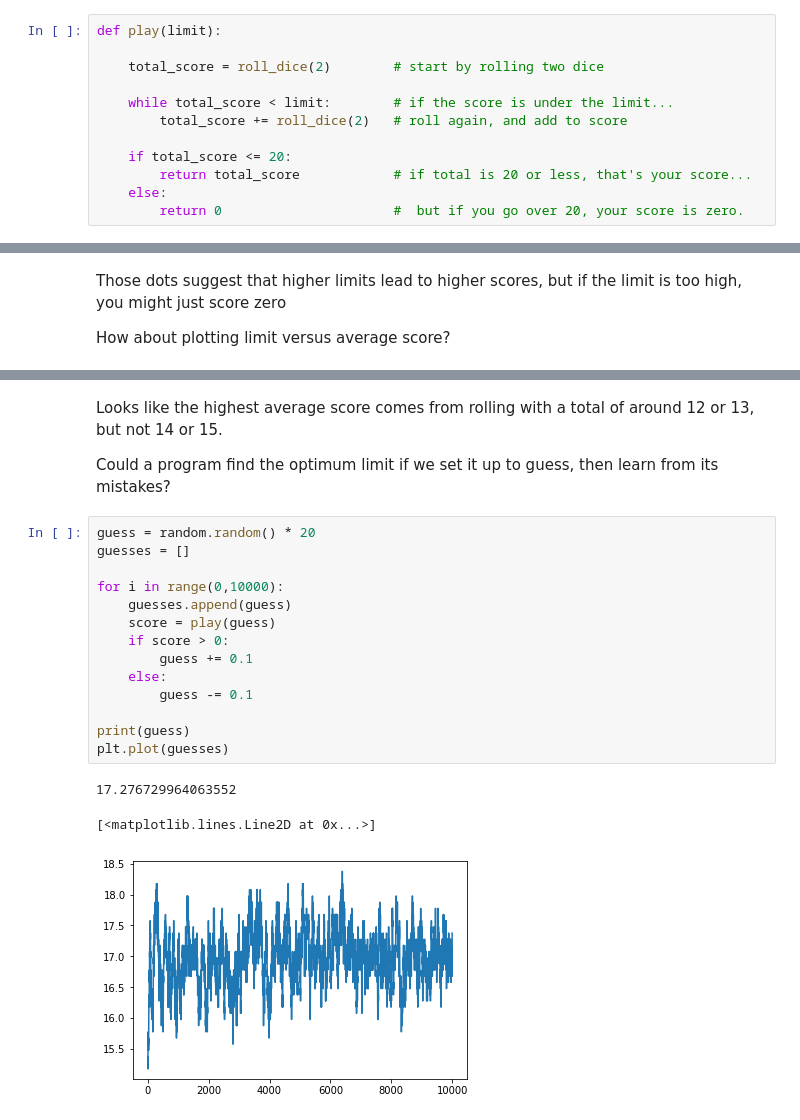
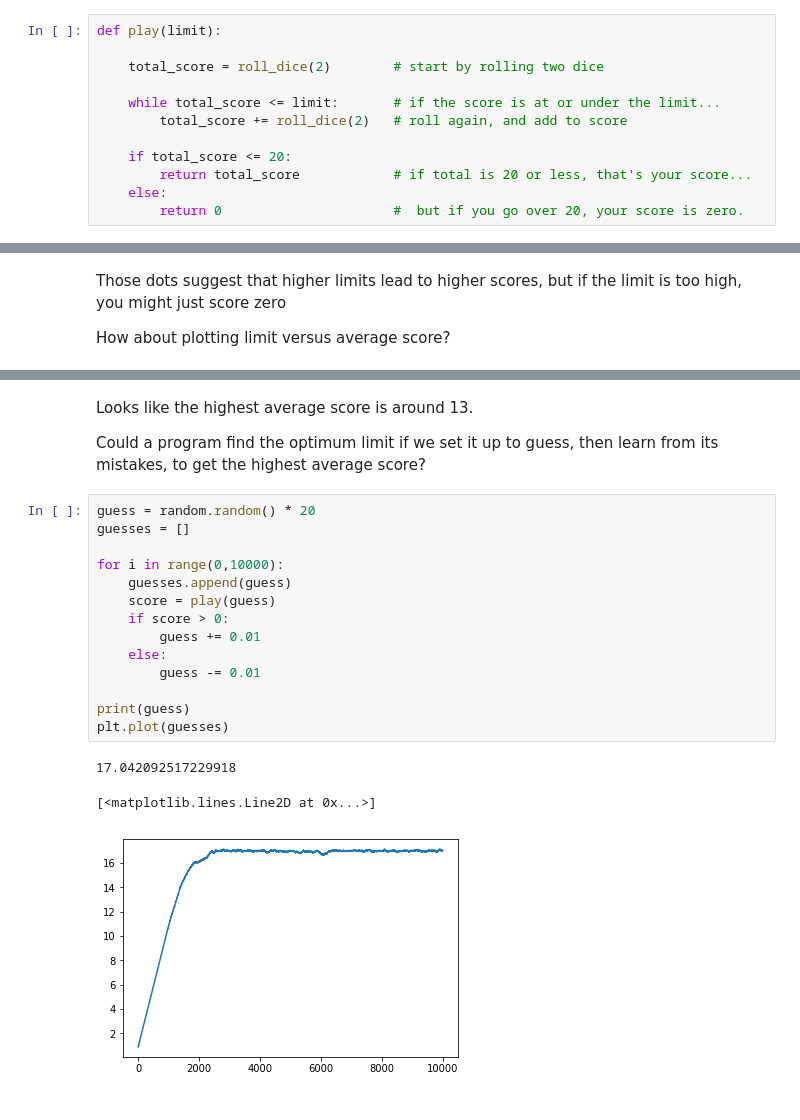
Before and after one commit to junior-ai-intro/guess-learn-ntstew, a Jupyter notebook: Machine Learning, 5. Going Uphill.ipynb, the cells around one changed output, grey strips where cells are left out. Drawn from its saved outputs; the diff is of its cells as text.

```diff
--- a/Machine Learning, 5. Going Uphill.ipynb
+++ b/Machine Learning, 5. Going Uphill.ipynb
@@ -39,7 +39,7 @@ def play(limit):
 
     total_score = roll_dice(2)        # start by rolling two dice
 
-    while total_score < limit:        # if the score is under the limit...
+    while total_score <= limit:       # if the score is at or under the limit...
         total_score += roll_dice(2)   # roll again, and add to score
 
     if total_score <= 20:
@@ -108,22 +108,22 @@ plt.plot(limits,scores,'o-')
 # %% [markdown]
-Looks like the highest average score comes from rolling with a total of around 12 or 13, but not 14 or 15.
+Looks like the highest average score is around 13.
 
-Could a program find the optimum limit if we set it up to guess, then learn from its mistakes?
+Could a program find the optimum limit if we set it up to guess, then learn from its mistakes, to get the highest average score?
 # %%
 guess = random.random() * 20
 guesses = []
 
 for i in range(0,10000):
     guesses.append(guess)
     score = play(guess)
     if score > 0:
-        guess += 0.1
+        guess += 0.01
     else:
-        guess -= 0.1
+        guess -= 0.01
 
 print(guess)
 plt.plot(guesses)
 # %% [output]
-17.276729964063552
+17.042092517229918
 [<matplotlib.lines.Line2D at 0x...>]
-[figure, old version]
+[figure, new version]
```
Also changed, not shown: parts of 3 cells of this notebook.
